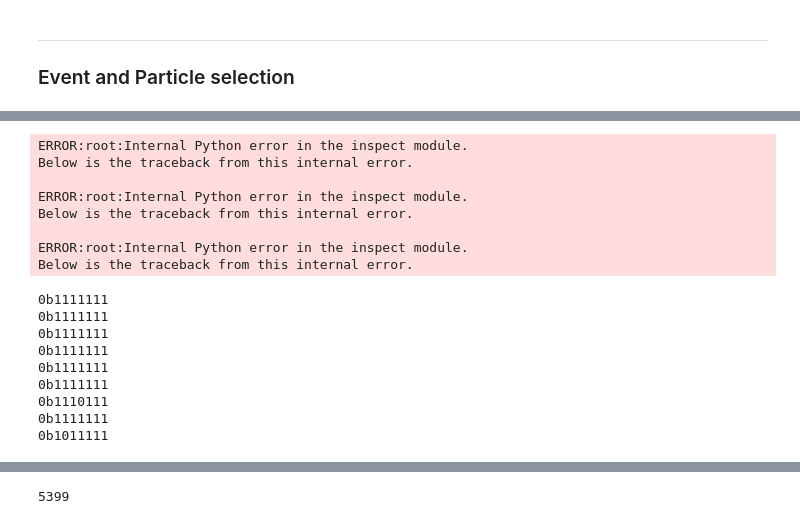
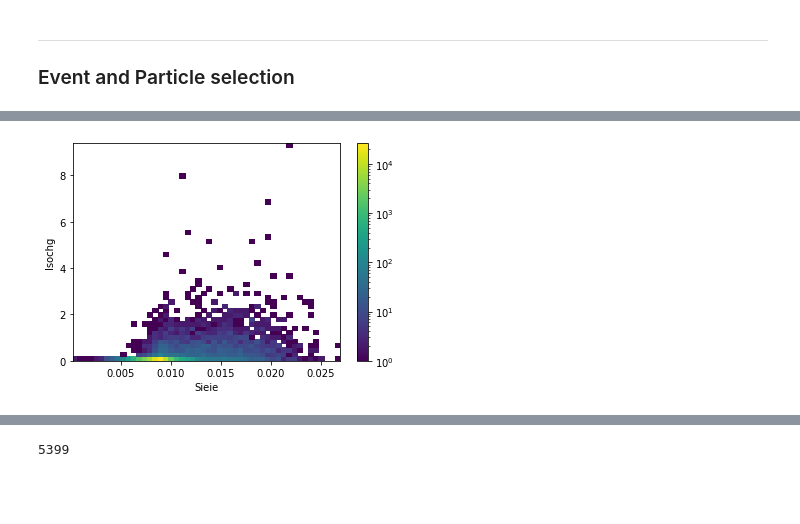
Before and after one commit to JW-corp/J.W_Analysis, a Jupyter notebook: Coffea_WZG/Jupyter/Test_FakePhoton.ipynb, the cells around one changed output, grey strips where cells are left out. Drawn from its saved outputs; the diff is of its cells as text; code cells hidden in the pictures; blank space fills up the shorter version.

```diff
--- a/Coffea_WZG/Jupyter/Test_FakePhoton.ipynb
+++ b/Coffea_WZG/Jupyter/Test_FakePhoton.ipynb
@@ -8,10 +8,10 @@ import matplotlib.pyplot as plt
 from tqdm import tqdm
 import numba
 # %%
-infile="data/data/F61C1E0B-F61C-B044-9B45-A711DABCFB75_skim_2ElIdPt20.root"
+#infile="data/data/F61C1E0B-F61C-B044-9B45-A711DABCFB75_skim_2ElIdPt20.root"
 
 #infile="data/mc/59AB328B-F0E3-F544-98BB-E5E55577C649_skim_2ElIdPt20.root"
-#infile='data/data/7B56E217-555E-1C41-9494-491849A9835F_skim_2ElIdPt20.root'
+infile='data/data/7B56E217-555E-1C41-9494-491849A9835F_skim_2ElIdPt20.root'
 # %%
 events = NanoEventsFactory.from_root(infile, schemaclass=NanoAODSchema).events()
 # %%
@@ -218,28 +221,19 @@ NameError: name 'numba' is not defined
-# %%
-Fakeable_photon  = make_vid_plot(Photon)
-# %% [output]
-ERROR:root:Internal Python error in the inspect module.
-Below is the traceback from this internal error.
-
-ERROR:root:Internal Python error in the inspect module.
-Below is the traceback from this internal error.
-
-ERROR:root:Internal Python error in the inspect module.
-Below is the traceback from this internal error.
-# %%
-for eventIdx,pho in enumerate(Photon):
-    for phoIdx,_ in enumerate(pho):
-        #print(Photon[eventIdx][phoIdx].vidNestedWPBitmap)
-        vid = PhotonVID(Photon[eventIdx][phoIdx].vidNestedWPBitmap,2)
-        print(bin(vid))
-    if eventIdx == 3: break
-# %% [output]
-0b1111111
-0b1111111
-0b1111111
-0b1111111
-0b1111111
-0b1111111
-0b1110111
-0b1111111
-0b1011111
+# %%
+EB_Photon = Photon[Photon.isScEtaEB]
+EE_Photon = Photon[Photon.isScEtaEE]
+
+hoe_arr_EB, sieie_arr_EB, Isochg_arr_EB = make_vid_plot(EB_Photon)
+hoe_arr_EE, sieie_arr_EE, Isochg_arr_EE = make_vid_plot(EE_Photon)
+# %%
+from matplotlib.colors import LogNorm
+fig, ax = plt.subplots()
+
+h = ax.hist2d(flat_dim(EB_Photon.sieie),flat_dim(EB_Photon.pfRelIso03_chg),bins=(50,50),norm=LogNorm())
+plt.xlabel('Sieie')
+#plt.ylim(10,100)
+#plt.xlim(-1,1)
+plt.ylabel('Isochg')
+fig.colorbar(h[3],ax=ax)
+plt.show()
+# %% [output]
+[figure, added]
```
Also changed, not shown: parts of 10 cells of this notebook.
